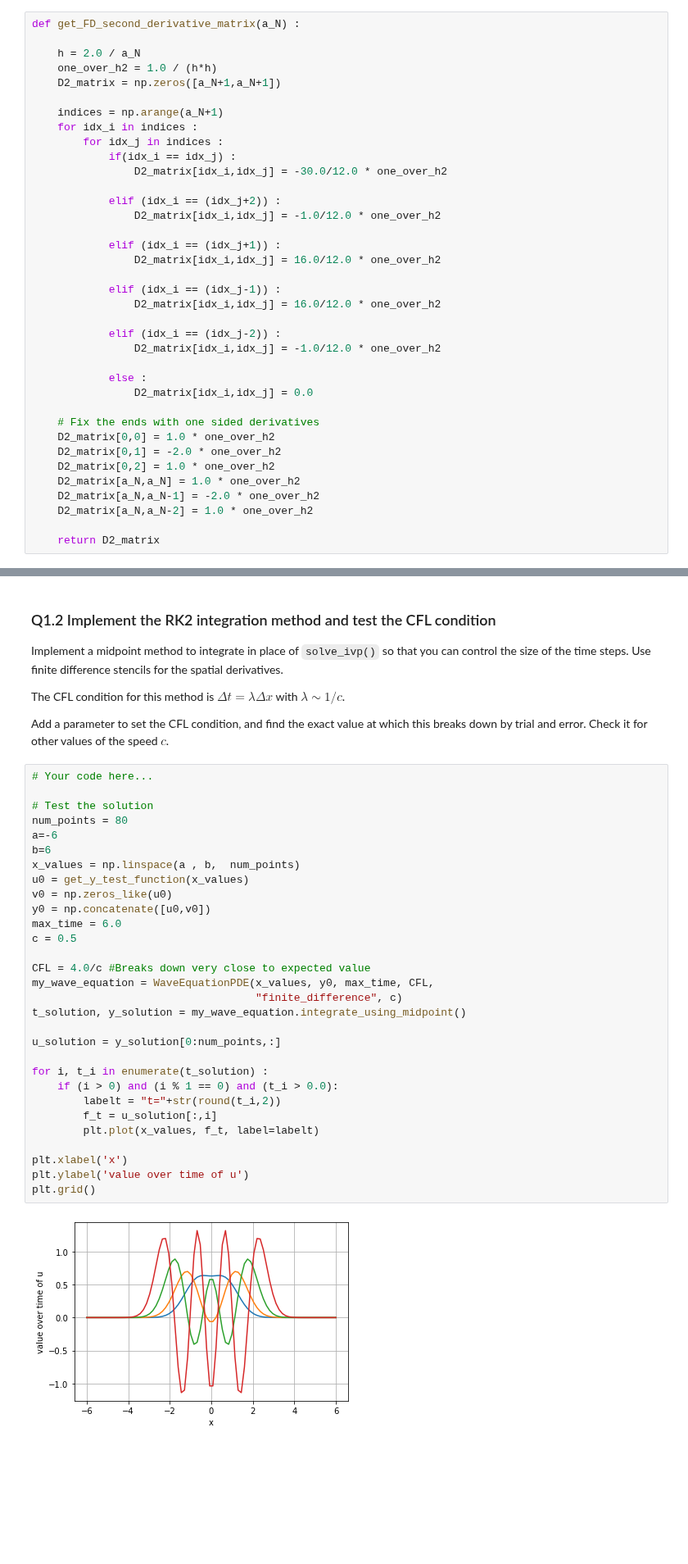
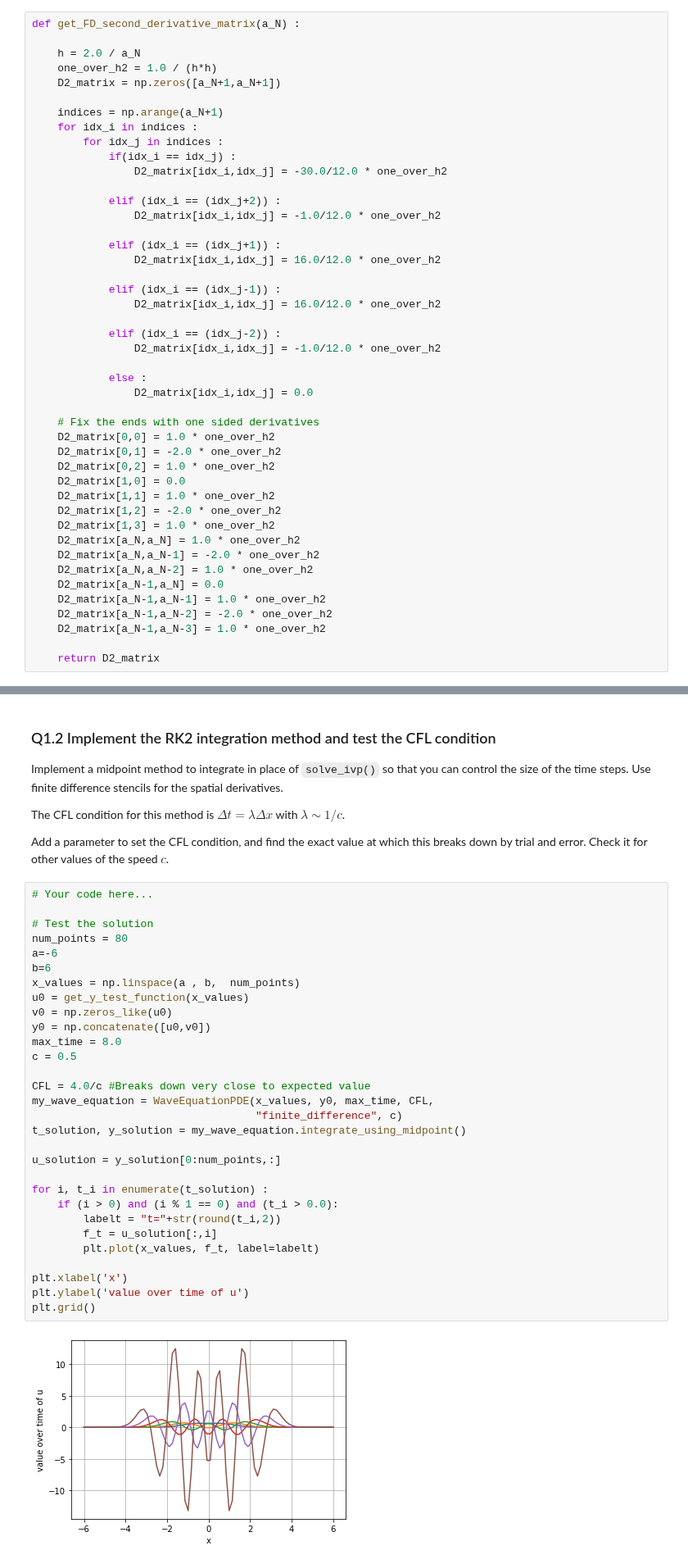
Before and after one commit to KAClough/TopicsInSciComp, a Jupyter notebook: Solutions/Week11_LabExercises-Solutions.ipynb, the cells around one changed output, grey strips where cells are left out. Shown at 82% size. Drawn from its saved outputs; the diff is of its cells as text; blank space fills up the shorter version.

Commit message:
Fix some bugsin solution for FD matrix

```diff
--- a/Solutions/Week11_LabExercises-Solutions.ipynb
+++ b/Solutions/Week11_LabExercises-Solutions.ipynb
@@ -146,9 +146,17 @@ def get_FD_second_derivative_matrix(a_N) :
     D2_matrix[0,0] = 1.0 * one_over_h2
     D2_matrix[0,1] = -2.0 * one_over_h2
     D2_matrix[0,2] = 1.0 * one_over_h2
+    D2_matrix[1,0] = 0.0
+    D2_matrix[1,1] = 1.0 * one_over_h2
+    D2_matrix[1,2] = -2.0 * one_over_h2
+    D2_matrix[1,3] = 1.0 * one_over_h2
     D2_matrix[a_N,a_N] = 1.0 * one_over_h2
     D2_matrix[a_N,a_N-1] = -2.0 * one_over_h2
     D2_matrix[a_N,a_N-2] = 1.0 * one_over_h2
+    D2_matrix[a_N-1,a_N] = 0.0
+    D2_matrix[a_N-1,a_N-1] = 1.0 * one_over_h2
+    D2_matrix[a_N-1,a_N-2] = -2.0 * one_over_h2
+    D2_matrix[a_N-1,a_N-3] = 1.0 * one_over_h2
 
     return D2_matrix
 # %%
@@ -444,32 +452,32 @@ Add a parameter to set the CFL condition, and find the exact value at which this
 # %%
 # Your code here...
 
 # Test the solution
 num_points = 80
 a=-6
 b=6
 x_values = np.linspace(a , b,  num_points)
 u0 = get_y_test_function(x_values)
 v0 = np.zeros_like(u0)
 y0 = np.concatenate([u0,v0])
-max_time = 6.0
+max_time = 8.0
 c = 0.5
 
 CFL = 4.0/c #Breaks down very close to expected value
 my_wave_equation = WaveEquationPDE(x_values, y0, max_time, CFL,
                                    "finite_difference", c)
 t_solution, y_solution = my_wave_equation.integrate_using_midpoint()
 
 u_solution = y_solution[0:num_points,:]
 
 for i, t_i in enumerate(t_solution) :
     if (i > 0) and (i % 1 == 0) and (t_i > 0.0):
         labelt = "t="+str(round(t_i,2))
         f_t = u_solution[:,i]
         plt.plot(x_values, f_t, label=labelt)
 
 plt.xlabel('x')
 plt.ylabel('value over time of u')
 plt.grid()
 # %% [output]
-[figure, old version]
+[figure, new version]
```
Also changed, not shown: 3 other files.
